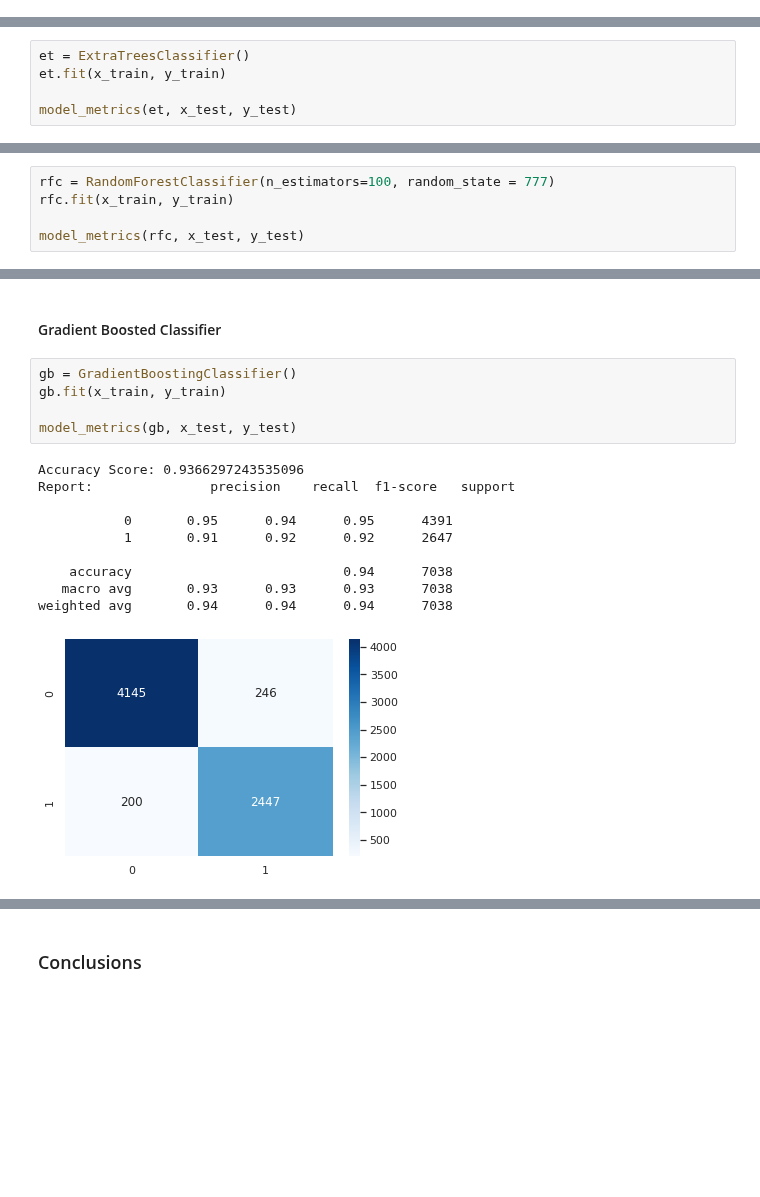
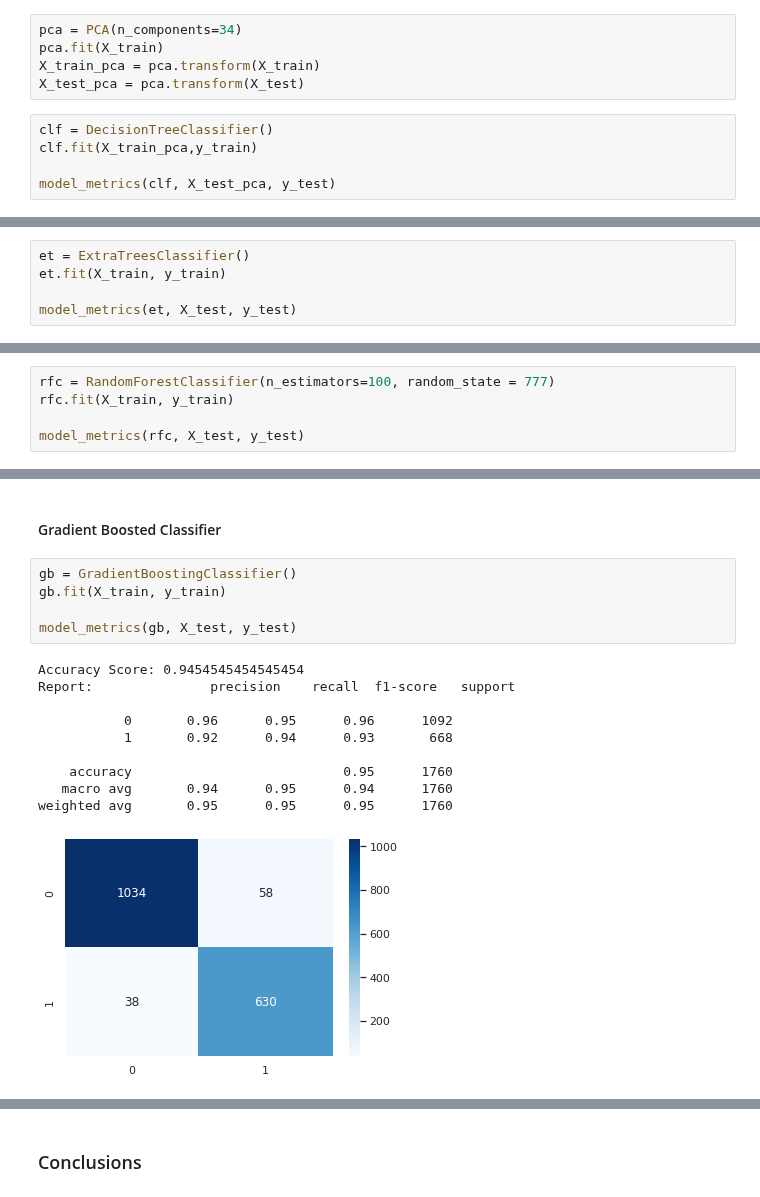
Before and after one commit to erinmcmahon26/Company-Bankruptcy-Prediction, a Jupyter notebook: DecisionTree_and_RandomForest.ipynb, the cells around one changed output, grey strips where cells are left out. Drawn from its saved outputs; the diff is of its cells as text; blank space fills up the shorter version.

```diff
--- a/DecisionTree_and_RandomForest.ipynb
+++ b/DecisionTree_and_RandomForest.ipynb
@@ -194,2 +172,12 @@ weighted avg       0.89      0.89      0.89      7038
 # %% [markdown]
 With scaling the features and using SMOTE, we see that 34 columns represent 95% of the variance in the data set.
+# %%
+pca = PCA(n_components=34)
+pca.fit(X_train)
+X_train_pca = pca.transform(X_train)
+X_test_pca = pca.transform(X_test)
+# %%
+clf = DecisionTreeClassifier()
+clf.fit(X_train_pca,y_train)
+
+model_metrics(clf, X_test_pca, y_test)
@@ -226,7 +214,7 @@ ValueError: min_samples_split must be an integer greater than 1 or a float in (0
 #### Extra Tree Classifier
 # %%
 et = ExtraTreesClassifier()
-et.fit(x_train, y_train)
+et.fit(X_train, y_train)
 
-model_metrics(et, x_test, y_test)
+model_metrics(et, X_test, y_test)
 # %% [output]
@@ -272,7 +268,7 @@ Extra Trees trade more bias for lower variance as it uses random thresholds for
 #### Random Forest
 # %%
 rfc = RandomForestClassifier(n_estimators=100, random_state = 777)
-rfc.fit(x_train, y_train)
+rfc.fit(X_train, y_train)
 
-model_metrics(rfc, x_test, y_test)
+model_metrics(rfc, X_test, y_test)
 # %% [output]
@@ -337,17 +341,17 @@ Config: {'n_estimators': 800, 'min_samples_split': 2, 'min_samples_leaf': 1, 'ma
 #### Gradient Boosted Classifier
 # %%
 gb = GradientBoostingClassifier()
-gb.fit(x_train, y_train)
+gb.fit(X_train, y_train)
 
-model_metrics(gb, x_test, y_test)
+model_metrics(gb, X_test, y_test)
 # %% [output]
-Accuracy Score: 0.9366297243535096
+Accuracy Score: 0.9454545454545454
 Report:               precision    recall  f1-score   support
 
-           0       0.95      0.94      0.95      4391
-           1       0.91      0.92      0.92      2647
+           0       0.96      0.95      0.96      1092
+           1       0.92      0.94      0.93       668
 
-    accuracy                           0.94      7038
-   macro avg       0.93      0.93      0.93      7038
-weighted avg       0.94      0.94      0.94      7038
+    accuracy                           0.95      1760
+   macro avg       0.94      0.95      0.94      1760
+weighted avg       0.95      0.95      0.95      1760
-[figure, old version]
+[figure, new version]
```
Also changed, not shown: parts of 29 cells of this notebook.
